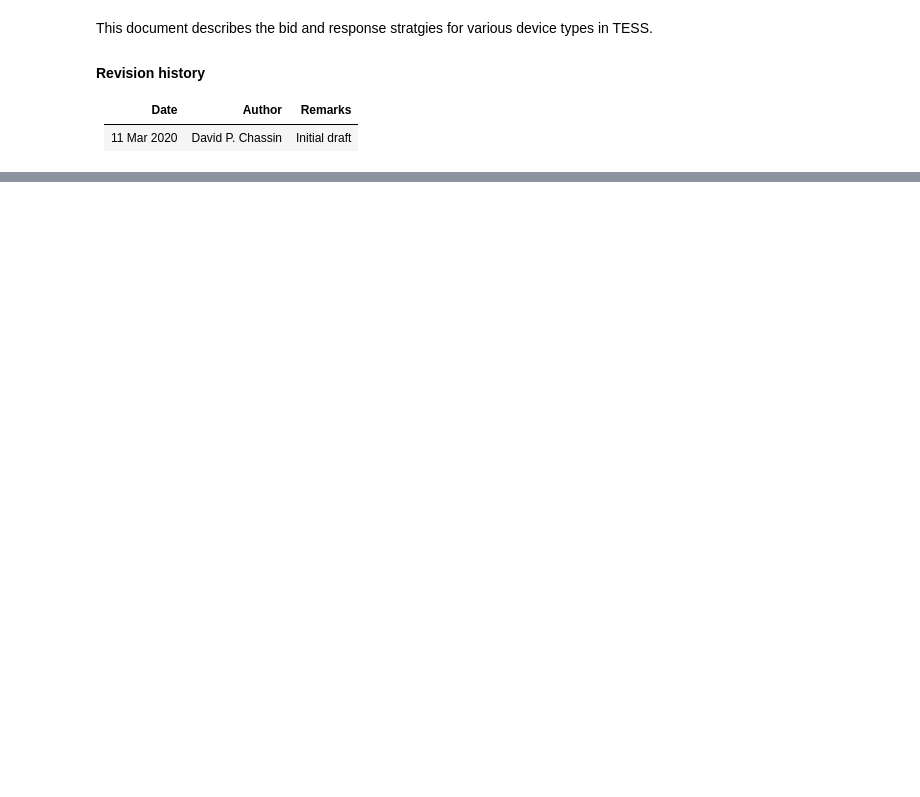
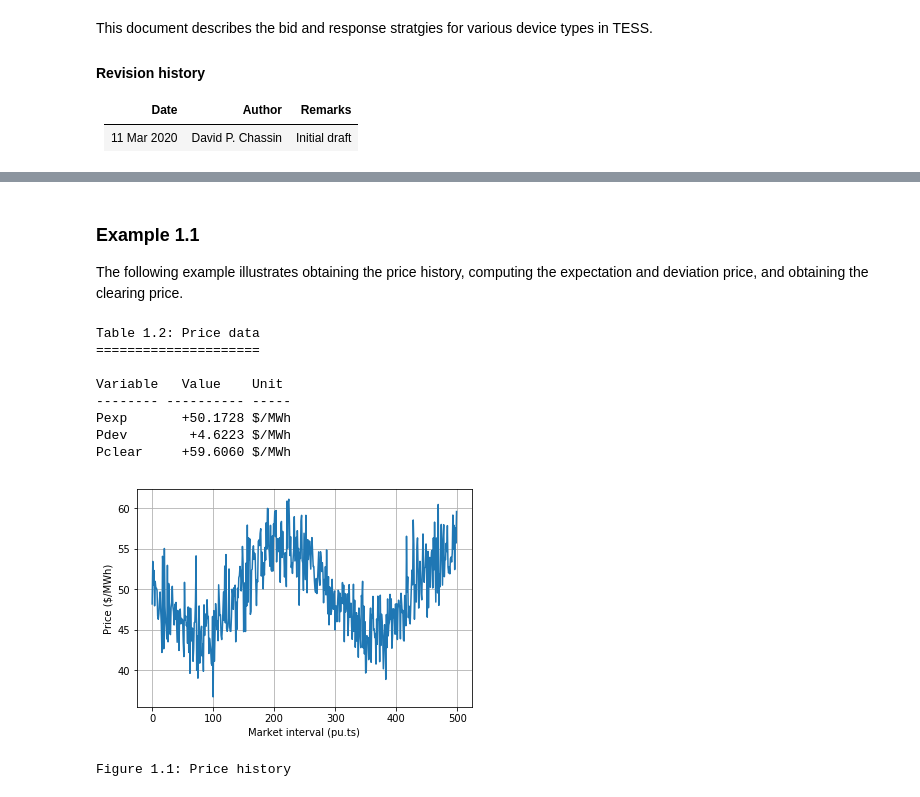
Before and after one commit to slacgismo/TESS, a Jupyter notebook: agents/Bid and response strategy.ipynb, the cells around one changed output, grey strips where cells are left out. Saved outputs shown, nothing was run; the diff lists cells and outputs as text; code cells hidden in the pictures; blank space fills up the shorter version.

```diff
--- a/agents/Bid and response strategy.ipynb
+++ b/agents/Bid and response strategy.ipynb
@@ -404,0 +36,38 @@ Reference: https://ieeexplore.ieee.org/abstract/document/7427483
+# %% [markdown]
+### Example 1.1
+
+The following example illustrates obtaining the price history, computing the expectation and deviation price, and obtaining the clearing price.
+# %%
+from agents import *
+from matplotlib.pyplot import *
+
+data = get_price_history(source='random',Pexp=50,Pdev=5,N=500,noise=1)
+Pexp,Pdev = get_price_expectation(data)
+Pclear = get_clearing_price(data)
+
+print("Table 1.2: Price data")
+print("=====================\n")
+print("Variable   Value    Unit")
+print("-------- ---------- -----")
+print("Pexp     %+10.4f $/MWh" % Pexp)
+print("Pdev     %+10.4f $/MWh" % Pdev)
+print("Pclear   %+10.4f $/MWh" % Pclear)
+
+
+plot(data)
+xlabel('Market interval (pu.ts)')
+ylabel('Price ($/MWh)')
+grid()
+show()
+print("Figure 1.1: Price history")
+# %% [output]
+Table 1.2: Price data
+=====================
+
+Variable   Value    Unit
+-------- ---------- -----
+Pexp       +50.1728 $/MWh
+Pdev        +4.6223 $/MWh
+Pclear     +59.6060 $/MWh
+[figure, added]
+Figure 1.1: Price history
```
Also changed, not shown: parts of 40 cells of this notebook.
